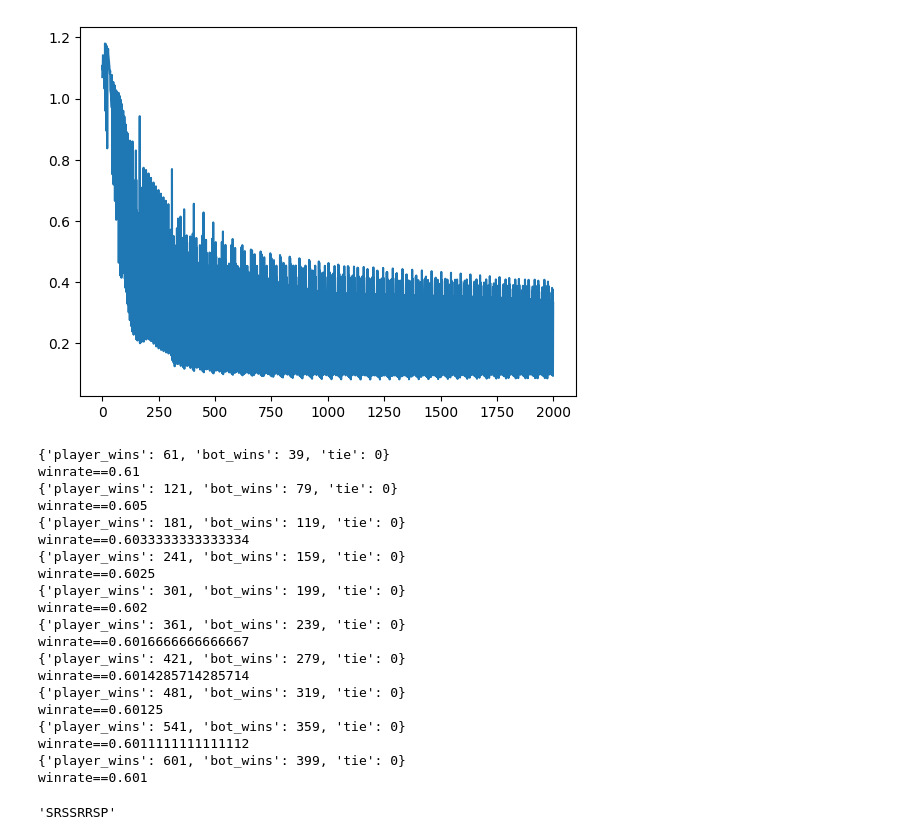
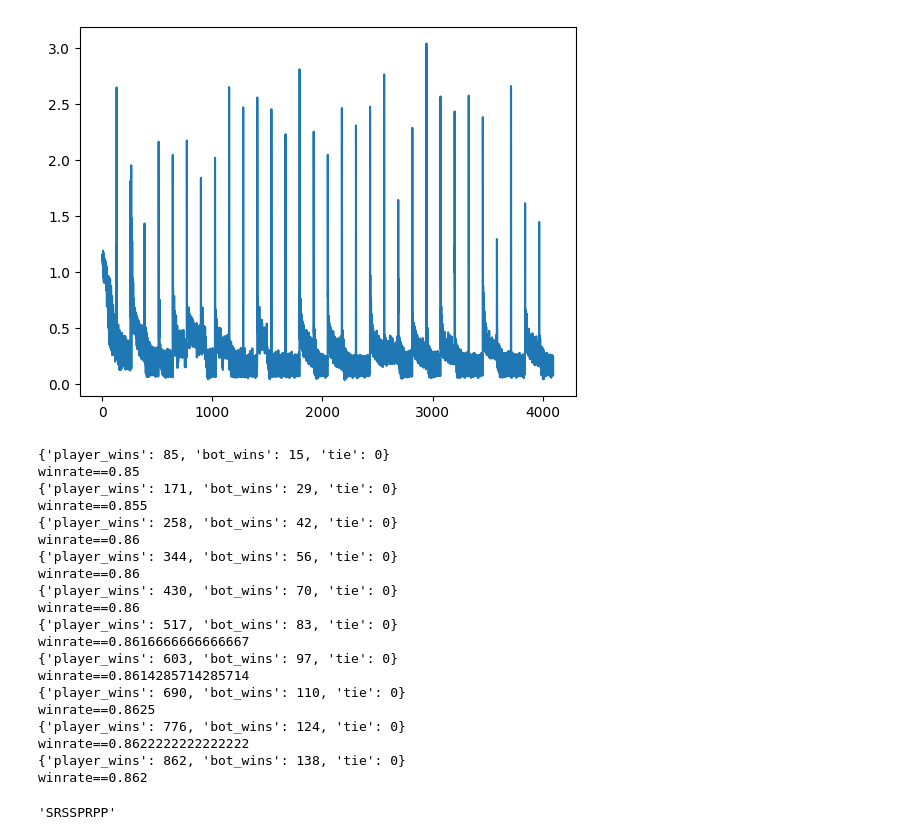
Before and after one commit to revyu/RPS_RNN, a Jupyter notebook: main.ipynb, the cells around one changed output. Saved outputs shown, nothing was run; the diff lists cells and outputs as text; code cells hidden in the pictures.

Commit message:
added multiple starting initializations aka multiple batches

```diff
--- a/main.ipynb
+++ b/main.ipynb
@@ -281,9 +282,9 @@ def eval(model, bot,epochs=1000,enable_random=False,low_winrate=0.6, frequency=2
 
     return generated,actual_history,win_or_lose
 # %%
-bot=Bot(strategy="kris")
+bot=Bot(strategy="mrugesh")
 
 model=create()
 
-model,loss_history=fit(model)
+model,loss_history=fit(model,epochs=32,batch_size=128,games_ahead=16)
 # %% [output]
@@ -300,30 +308,31 @@ Epoch 2000, Loss: 0.33236682415008545
-[figure, old version]
+[figure, new version]
 # %%
-generated,actual_history,win_or_lose=eval(model,bot,enable_random=True)
+generated,actual_history,win_or_lose=eval(model,bot)
 # %% [output]
-{'player_wins': 61, 'bot_wins': 39, 'tie': 0}
-winrate==0.61
-{'player_wins': 121, 'bot_wins': 79, 'tie': 0}
-winrate==0.605
-{'player_wins': 181, 'bot_wins': 119, 'tie': 0}
-winrate==0.6033333333333334
-{'player_wins': 241, 'bot_wins': 159, 'tie': 0}
-winrate==0.6025
-{'player_wins': 301, 'bot_wins': 199, 'tie': 0}
-winrate==0.602
-{'player_wins': 361, 'bot_wins': 239, 'tie': 0}
-winrate==0.6016666666666667
-{'player_wins': 421, 'bot_wins': 279, 'tie': 0}
-winrate==0.6014285714285714
-{'player_wins': 481, 'bot_wins': 319, 'tie': 0}
-winrate==0.60125
-{'player_wins': 541, 'bot_wins': 359, 'tie': 0}
-winrate==0.6011111111111112
-{'player_wins': 601, 'bot_wins': 399, 'tie': 0}
-winrate==0.601
+{'player_wins': 85, 'bot_wins': 15, 'tie': 0}
+winrate==0.85
+{'player_wins': 171, 'bot_wins': 29, 'tie': 0}
+winrate==0.855
+{'player_wins': 258, 'bot_wins': 42, 'tie': 0}
+winrate==0.86
+{'player_wins': 344, 'bot_wins': 56, 'tie': 0}
+winrate==0.86
+{'player_wins': 430, 'bot_wins': 70, 'tie': 0}
+winrate==0.86
+{'player_wins': 517, 'bot_wins': 83, 'tie': 0}
+winrate==0.8616666666666667
+{'player_wins': 603, 'bot_wins': 97, 'tie': 0}
+winrate==0.8614285714285714
+{'player_wins': 690, 'bot_wins': 110, 'tie': 0}
+winrate==0.8625
+{'player_wins': 776, 'bot_wins': 124, 'tie': 0}
+winrate==0.8622222222222222
+{'player_wins': 862, 'bot_wins': 138, 'tie': 0}
+winrate==0.862
 # %%
-def get_initial(size,seed=42):
-    np.random.seed(seed)
+def get_initial(size,seed=None):
+    if seed!=None:
+        np.random.seed(seed)
     s=""
     for i in range(size):
         s+=np.random.choice(["R","P","S"])
@@ -331,4 +340,4 @@ def get_initial(size,seed=42):
 
 get_initial(8)
 # %% [output]
-'SRSSRRSP'
+'SRSSPRPP'
```
Also changed, not shown: parts of 4 cells of this notebook.
